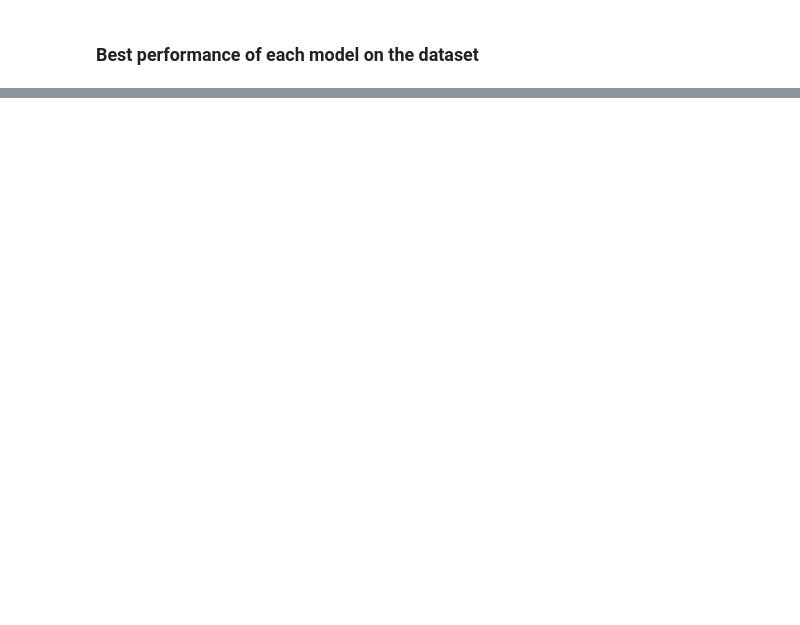
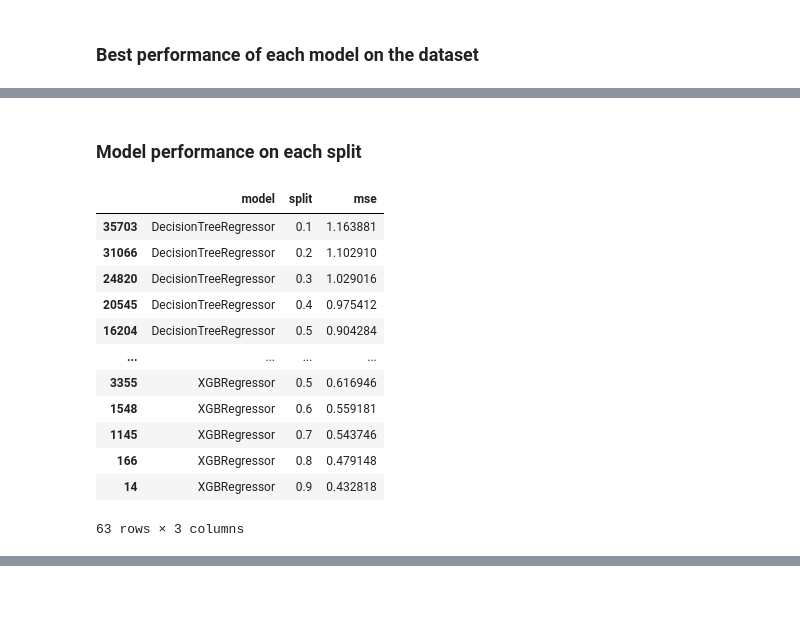
Before and after one commit to mateugazi/czasteczkowa-inzynierka, a Jupyter notebook: experiments/Standardized Pipeline/result_analysis.ipynb, the cells around one changed output, grey strips where cells are left out. Saved outputs shown, nothing was run; the diff lists cells and outputs as text; code cells hidden in the pictures; blank space fills up the shorter version.

```diff
--- a/experiments/Standardized Pipeline/result_analysis.ipynb
+++ b/experiments/Standardized Pipeline/result_analysis.ipynb
@@ -61,0 +144,18 @@ best_models[main_datasets[3]]
+# %% [markdown]
+### Model performance on each split
+# %%
+best_models_split[main_datasets[1]]
+# %% [output]
+|  | model | split | mse |
+| 35703 | DecisionTreeRegressor | 0.1 | 1.163881 |
+| 31066 | DecisionTreeRegressor | 0.2 | 1.102910 |
+| 24820 | DecisionTreeRegressor | 0.3 | 1.029016 |
+| 20545 | DecisionTreeRegressor | 0.4 | 0.975412 |
+| 16204 | DecisionTreeRegressor | 0.5 | 0.904284 |
+| ... | ... | ... | ... |
+| 3355 | XGBRegressor | 0.5 | 0.616946 |
+| 1548 | XGBRegressor | 0.6 | 0.559181 |
+| 1145 | XGBRegressor | 0.7 | 0.543746 |
+| 166 | XGBRegressor | 0.8 | 0.479148 |
+| 14 | XGBRegressor | 0.9 | 0.432818 |
+63 rows × 3 columns
```
Also changed, not shown: parts of 9 cells of this notebook, 8 other files.
